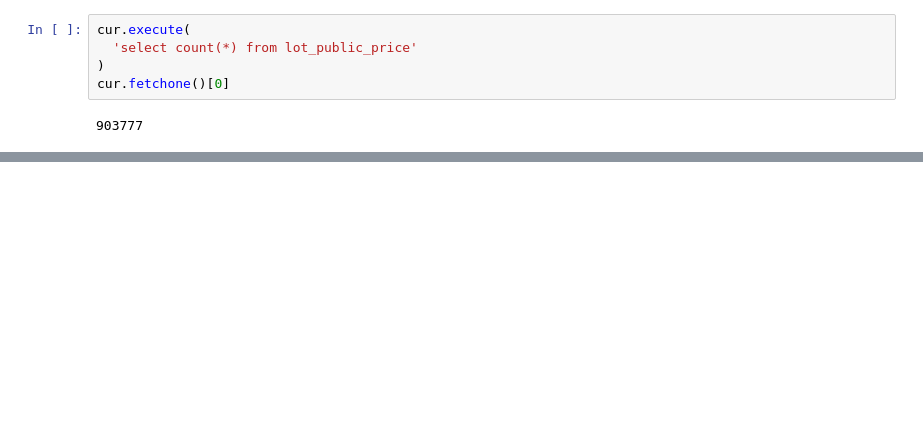
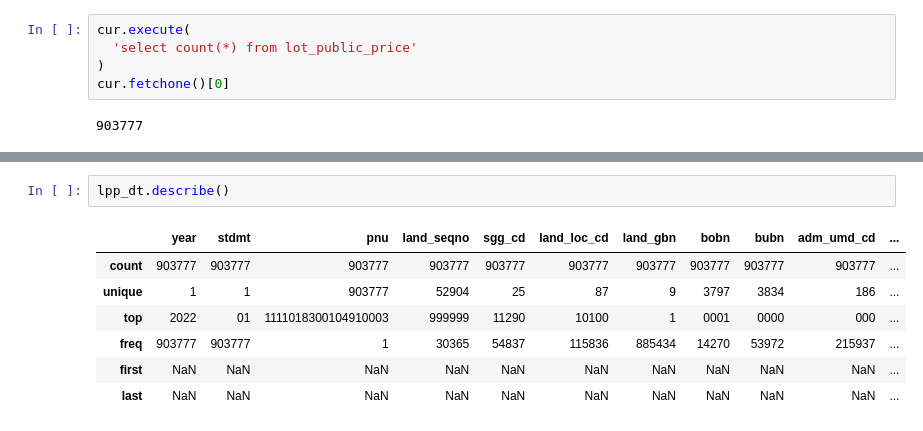
Before and after one commit to Bob-Cheol/bobtory, a Jupyter notebook: study/HongongMachine/2nd_study/2-1. 공시지가 데이터 RDB 업로드.ipynb, the cells around one changed output, grey strips where cells are left out. Drawn from its saved outputs; the diff is of its cells as text; blank space fills up the shorter version.

```diff
--- a/study/HongongMachine/2nd_study/2-1. 공시지가 데이터 RDB 업로드.ipynb
+++ b/study/HongongMachine/2nd_study/2-1. 공시지가 데이터 RDB 업로드.ipynb
@@ -262,0 +318,10 @@ cur.fetchone()[0]
+# %%
+lpp_dt.describe()
+# %% [output]
+|  | year | stdmt | pnu | land_seqno | sgg_cd | land_loc_cd | land_gbn | bobn | bubn | adm_umd_cd | ... |
+| count | 903777 | 903777 | 903777 | 903777 | 903777 | 903777 | 903777 | 903777 | 903777 | 903777 | ... |
+| unique | 1 | 1 | 903777 | 52904 | 25 | 87 | 9 | 3797 | 3834 | 186 | ... |
+| top | 2022 | 01 | 1111018300104910003 | 999999 | 11290 | 10100 | 1 | 0001 | 0000 | 000 | ... |
+| freq | 903777 | 903777 | 1 | 30365 | 54837 | 115836 | 885434 | 14270 | 53972 | 215937 | ... |
+| first | NaN | NaN | NaN | NaN | NaN | NaN | NaN | NaN | NaN | NaN | ... |
+| last | NaN | NaN | NaN | NaN | NaN | NaN | NaN | NaN | NaN | NaN | ... |
```
Also changed, not shown: parts of 9 cells of this notebook.
